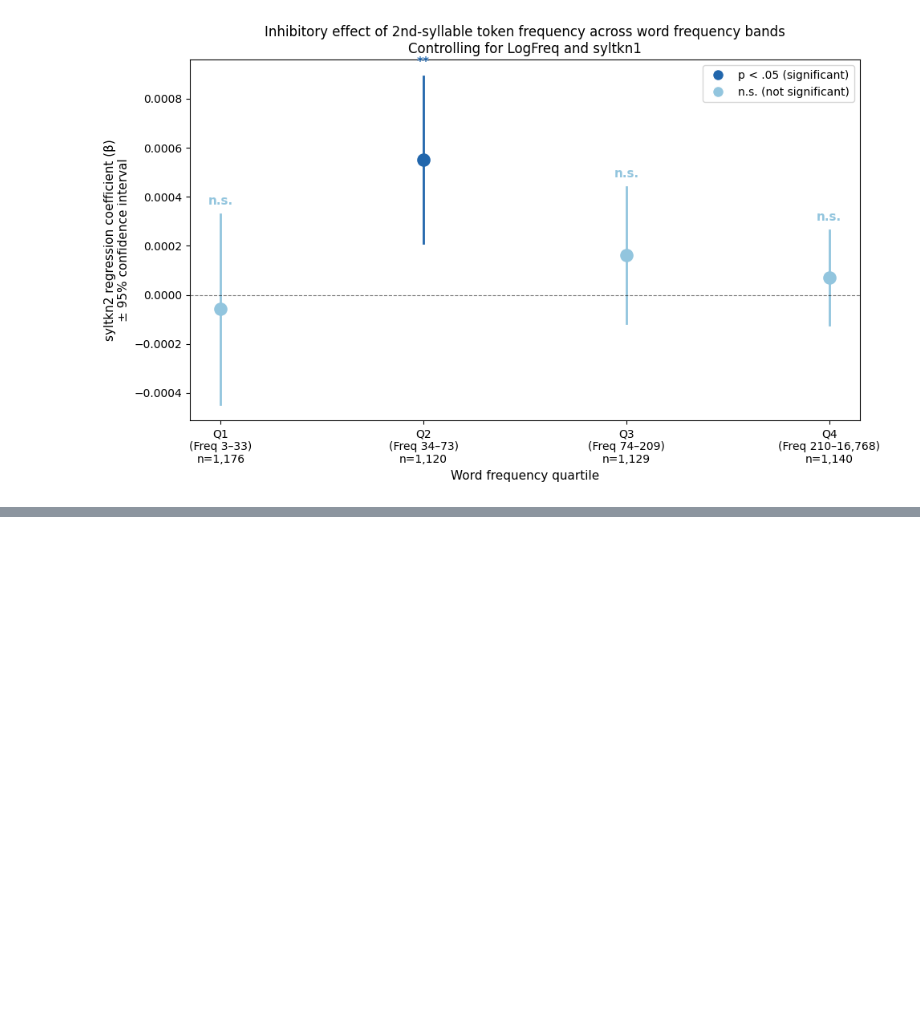
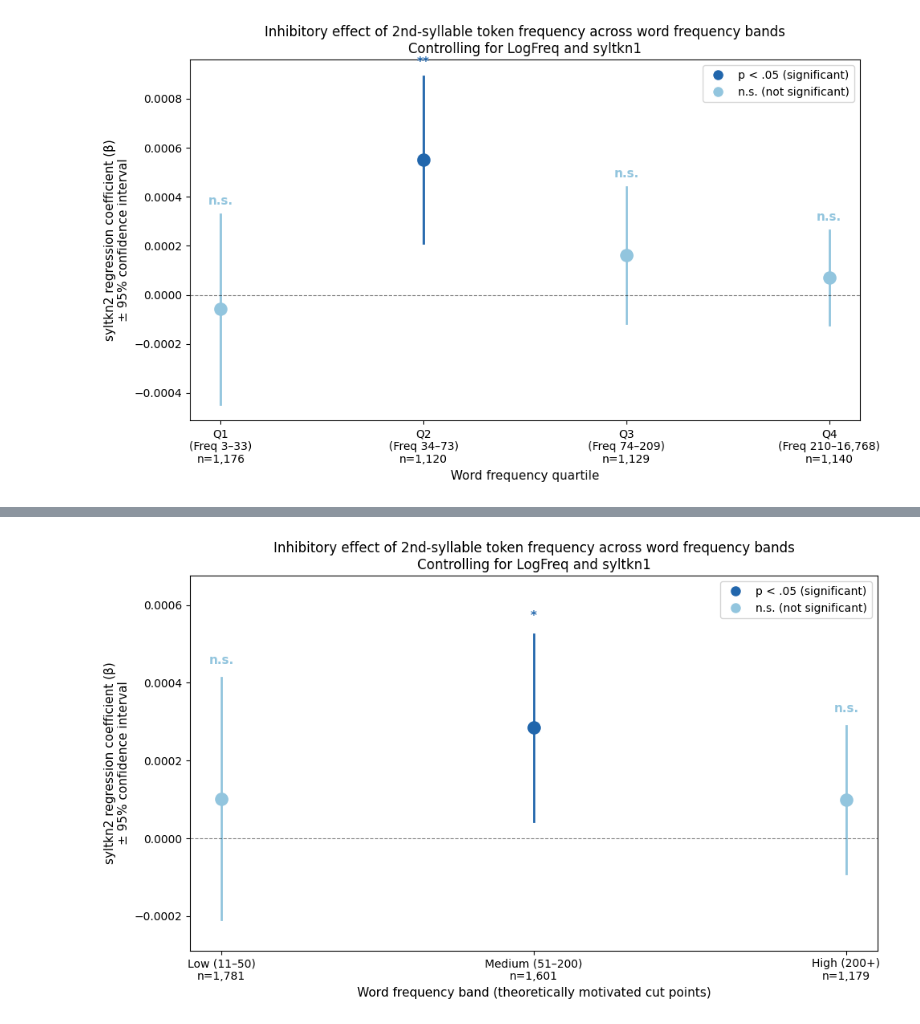
Before and after one commit to psycholinguistics-proj/proj, a Jupyter notebook: Relevant_Analysis_from_D1.ipynb, the cells around one changed output, grey strips where cells are left out. Cells and saved outputs as stored; diff of their text form; code cells hidden in the pictures; blank space fills up the shorter version.

```diff
--- a/Relevant_Analysis_from_D1.ipynb
+++ b/Relevant_Analysis_from_D1.ipynb
@@ -14,8 +14,9 @@ from statsmodels.nonparametric.smoothers_lowess import lowess
 from statsmodels.stats.outliers_influence import variance_inflation_factor
 from scipy.stats import zscore
 # %%
+
 # Load the excel file from Drive
-df = pd.read_excel('/content/drive/MyDrive/NLP/KLP_DB_final.xlsx', sheet_name='KLP_DB_final')
+df = pd.read_excel('/content/KLP_DB_final.xlsx', sheet_name='KLP_DB_final')
 
 # Filter to words only
 df_words = df[df['Lexicality'] == 1].copy()
@@ -348,0 +417,66 @@ plt.show()
+# %%
+# Use results_band from the theoretically motivated bands
+band_labels = [r['band'] for r in results_band]
+betas = [r['beta'] for r in results_band]
+ci_lows = [r['ci_low'] for r in results_band]
+ci_highs = [r['ci_high'] for r in results_band]
+pvals = [r['p'] for r in results_band]
+sigs = [r['sig'] for r in results_band]
+ns = [r['n'] for r in results_band]
+
+# Build x-axis labels with freq range and n from results_band
+xticklabels = [f"{band_labels[i]}\nn={ns[i]:,}" for i in range(len(results_band))]
+
+# Colors: significant = darker, n.s. = lighter
+colors = ['#2166ac' if p < .05 else '#92c5de' for p in pvals]
+
+fig, ax = plt.subplots(figsize=(10, 6))
+x = np.arange(len(results_band))
+
+# Plot confidence interval lines
+for i in range(len(results_band)):
+    ax.plot([x[i], x[i]], [ci_lows[i], ci_highs[i]],
+            color=colors[i], linewidth=2, zorder=2)
+
+# Plot beta dots
+for i in range(len(results_band)):
+    ax.scatter(x[i], betas[i],
+               color=colors[i], s=120, zorder=3)
+
+# Zero reference line
+ax.axhline(0, color='black', linewidth=0.8, linestyle='--', alpha=0.5)
+
+# Significance labels above each point
+for i in range(len(results_band)):
+    y_pos = ci_highs[i] + 0.00003
+    ax.text(x[i], y_pos, sigs[i],
+            ha='center', va='bottom', fontsize=11,
+            color=colors[i], fontweight='bold')
+
+# Axis labels and formatting
+ax.set_xticks(x)
+ax.set_xticklabels(xticklabels, fontsize=10)
+ax.set_ylabel('syltkn2 regression coefficient (β)\n± 95% confidence interval', fontsize=11)
+ax.set_xlabel('Word frequency band (theoretically motivated cut points)', fontsize=11)
+ax.set_title('Inhibitory effect of 2nd-syllable token frequency across word frequency bands\n'
+             'Controlling for LogFreq and syltkn1', fontsize=12)
+
+# y-axis room for labels
+ax.set_ylim(bottom=min(ci_lows) - 0.00008,
+            top=max(ci_highs) + 0.00015)
+
+# Legend
+from matplotlib.lines import Line2D
+legend_elements = [
+    Line2D([0], [0], marker='o', color='w', markerfacecolor='#2166ac',
+           markersize=10, label='p < .05 (significant)'),
+    Line2D([0], [0], marker='o', color='w', markerfacecolor='#92c5de',
+           markersize=10, label='n.s. (not significant)')
+]
+ax.legend(handles=legend_elements, loc='upper right', fontsize=10)
+
+plt.tight_layout()
+plt.savefig('freqband_syltkn2_effect.png', dpi=150, bbox_inches='tight')
+plt.show()
+# %% [output]
+[figure, added]
```
Also changed, not shown: parts of 2 cells of this notebook.
